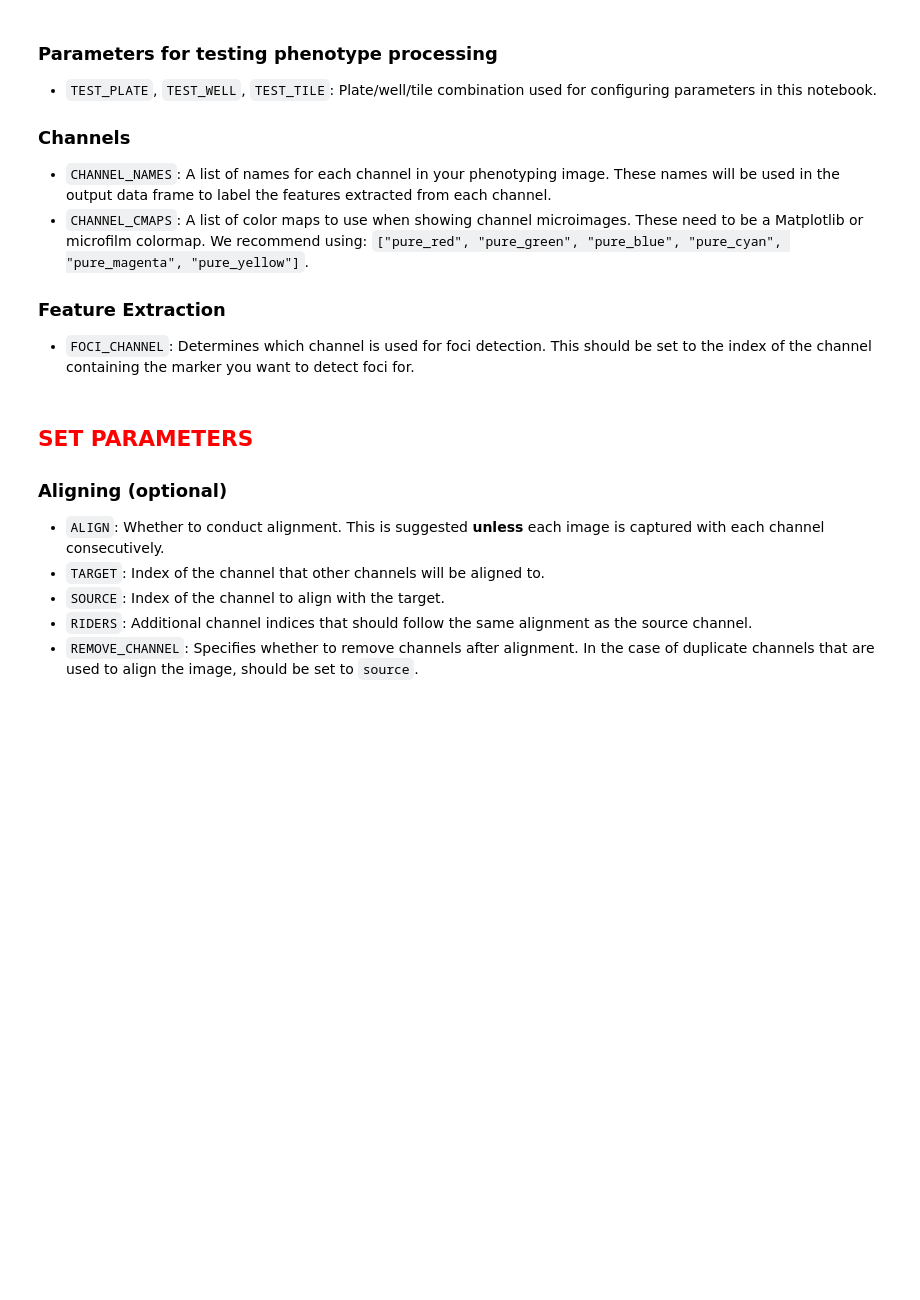
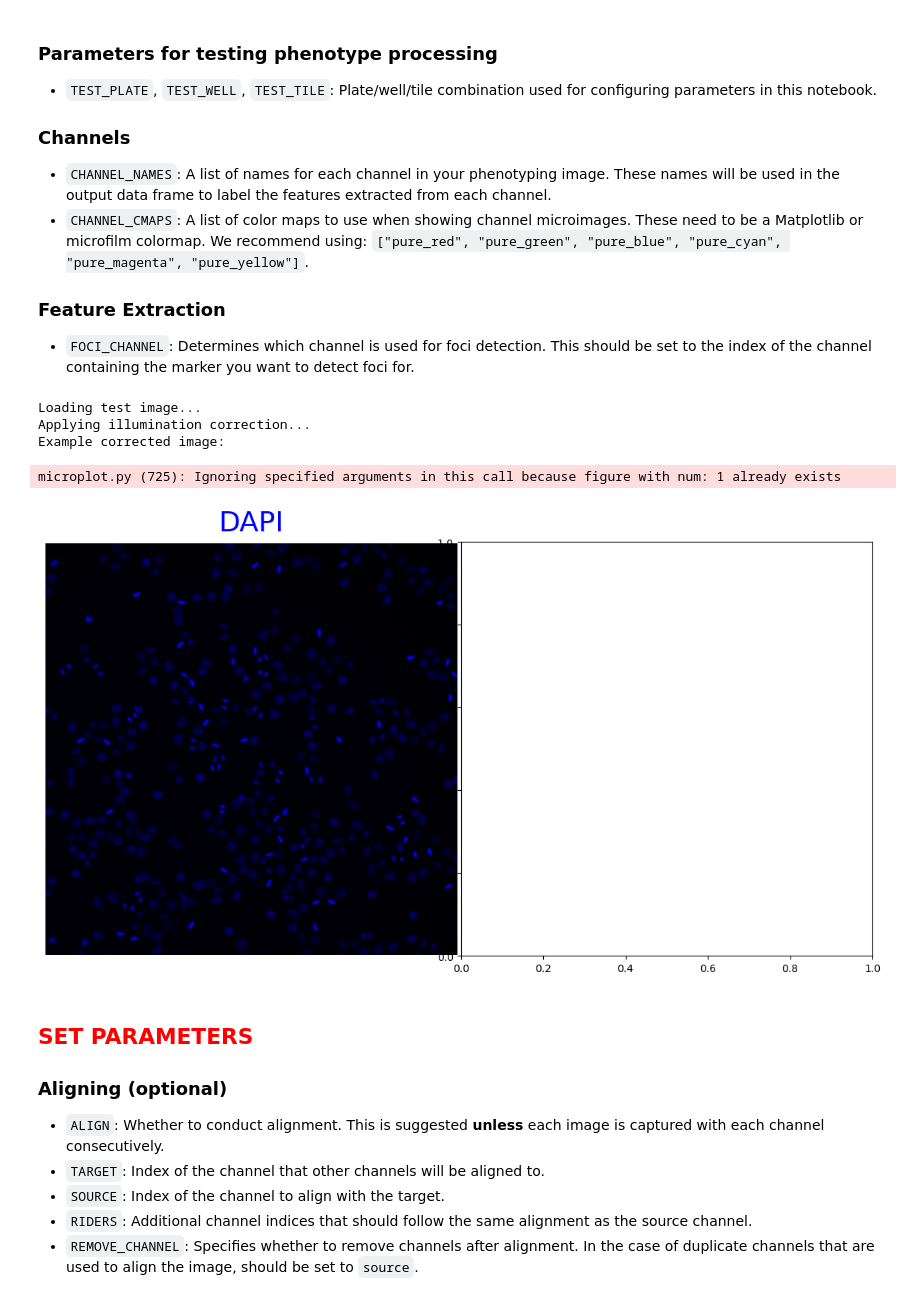
Before and after one commit to roshankern/logan-classifier, a Jupyter notebook: analysis/3.configure_phenotype_params.ipynb, the cells around one changed output. Drawn from its saved outputs; the diff is of its cells as text; code cells hidden in the pictures; blank space fills up the shorter version.

```diff
--- a/analysis/3.configure_phenotype_params.ipynb
+++ b/analysis/3.configure_phenotype_params.ipynb
@@ -57,13 +60,13 @@ from lib.phenotype.extract_phenotype_cp_multichannel import (
 - `FOCI_CHANNEL`: Determines which channel is used for foci detection. This should be set to the index of the channel containing the marker you want to detect foci for.
 # %%
 # parameters for testing
-TEST_PLATE = None
-TEST_WELL = None
-TEST_TILE = None
+TEST_PLATE = 1
+TEST_WELL = "A2"
+TEST_TILE = 0
 WILDCARDS = dict(well=TEST_WELL, tile=TEST_TILE)
 
-CHANNEL_NAMES = None
-CHANNEL_CMAPS = None
+CHANNEL_NAMES = ["DAPI"]
+CHANNEL_CMAPS = ["pure_blue"]
 
 # parameters for feature extraction
 FOCI_CHANNEL = None
@@ -76,41 +79,48 @@ with open(CONFIG_FILE_PATH, "r") as config_file:
 print("Loading test image...")
 ROOT_FP = Path(config["all"]["root_fp"])
 PREPROCESS_FP = ROOT_FP / "preprocess"
 phenotype_test_image_path = str(
     PREPROCESS_FP
     / "images"
     / "phenotype"
     / get_filename(
         {"plate": TEST_PLATE, "well": TEST_WELL, "tile": TEST_TILE},
         "image",
         "tiff",
     )
 )
 phenotype_test_image = imread(phenotype_test_image_path)
 
 print("Applying illumination correction...")
 # Read the illumination correction file
-ic_field_path = str(
-    PREPROCESS_FP
-    / "ic_fields"
-    / "phenotype"
-    / get_filename({"plate": TEST_PLATE, "well": TEST_WELL}, "ic_field", "tiff")
-)
-ic_field = imread(ic_field_path)
+# ic_field_path = str(
+#     PREPROCESS_FP
+#     / "ic_fields"
+#     / "phenotype"
+#     / get_filename({"plate": TEST_PLATE, "well": TEST_WELL}, "ic_field", "tiff")
+# )
+# ic_field = imread(ic_field_path)
 
 # This corresponds to the 'apply_illumination_correction' rule in Snakemake
-corrected_image = apply_ic_field(phenotype_test_image, correction=ic_field)
+# corrected_image = apply_ic_field(phenotype_test_image, correction=ic_field)
+corrected_image = phenotype_test_image
 
 # Create and display micropanel of corrected images
 print("Example corrected image:")
 corrected_microimages = [
     Microimage(
         corrected_image[i], channel_names=CHANNEL_NAMES[i], cmaps=CHANNEL_CMAPS[i]
     )
     for i in range(corrected_image.shape[0])
 ]
 corrected_panel = create_micropanel(corrected_microimages, add_channel_label=True)
 plt.show()
+# %% [output]
+Loading test image...
+Applying illumination correction...
+Example corrected image:
+microplot.py (725): Ignoring specified arguments in this call because figure with num: 1 already exists
+[figure, added]
 # %% [markdown]
 ## <font color='red'>SET PARAMETERS</font>
 
```
Also changed, not shown: parts of 10 cells of this notebook, 3 other files.
